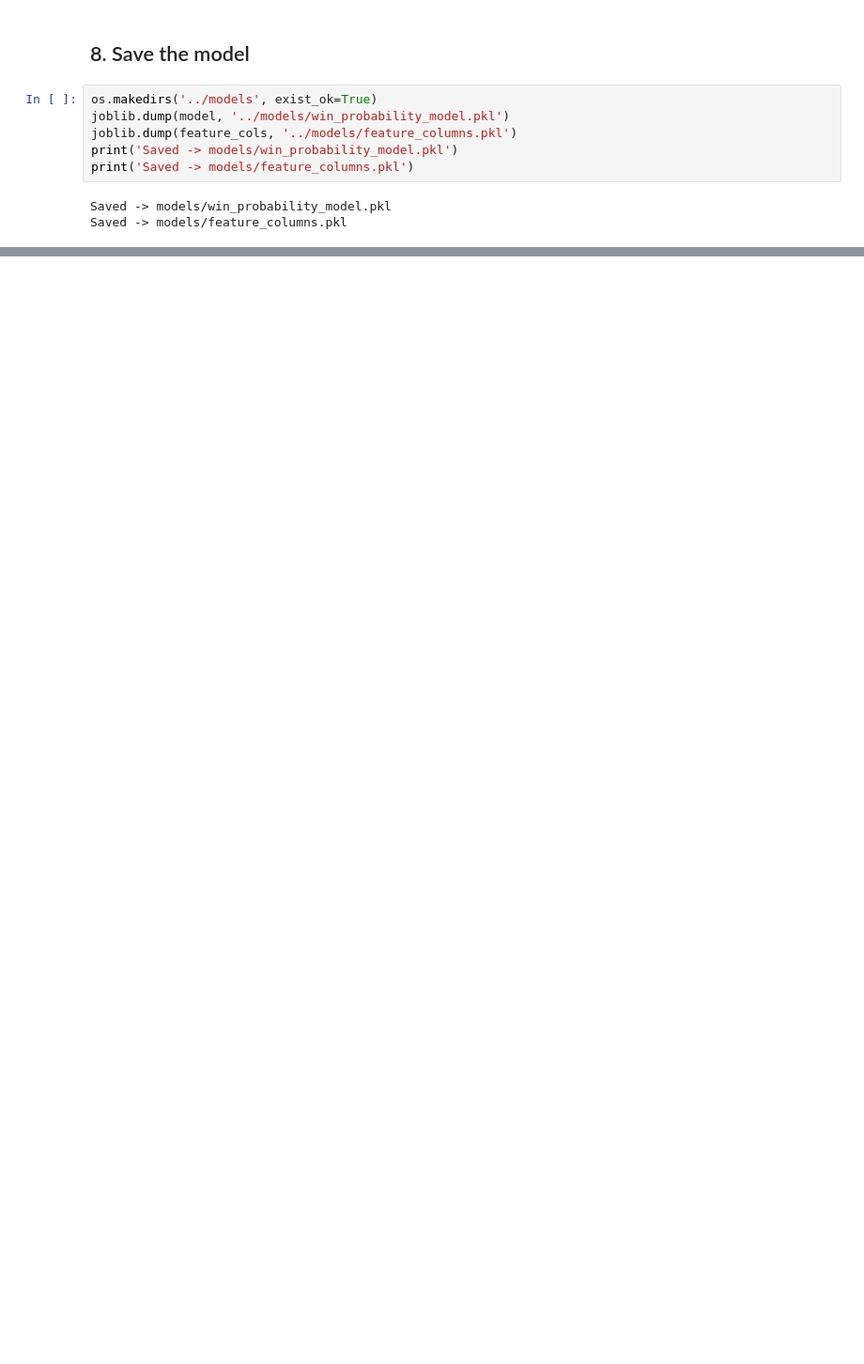
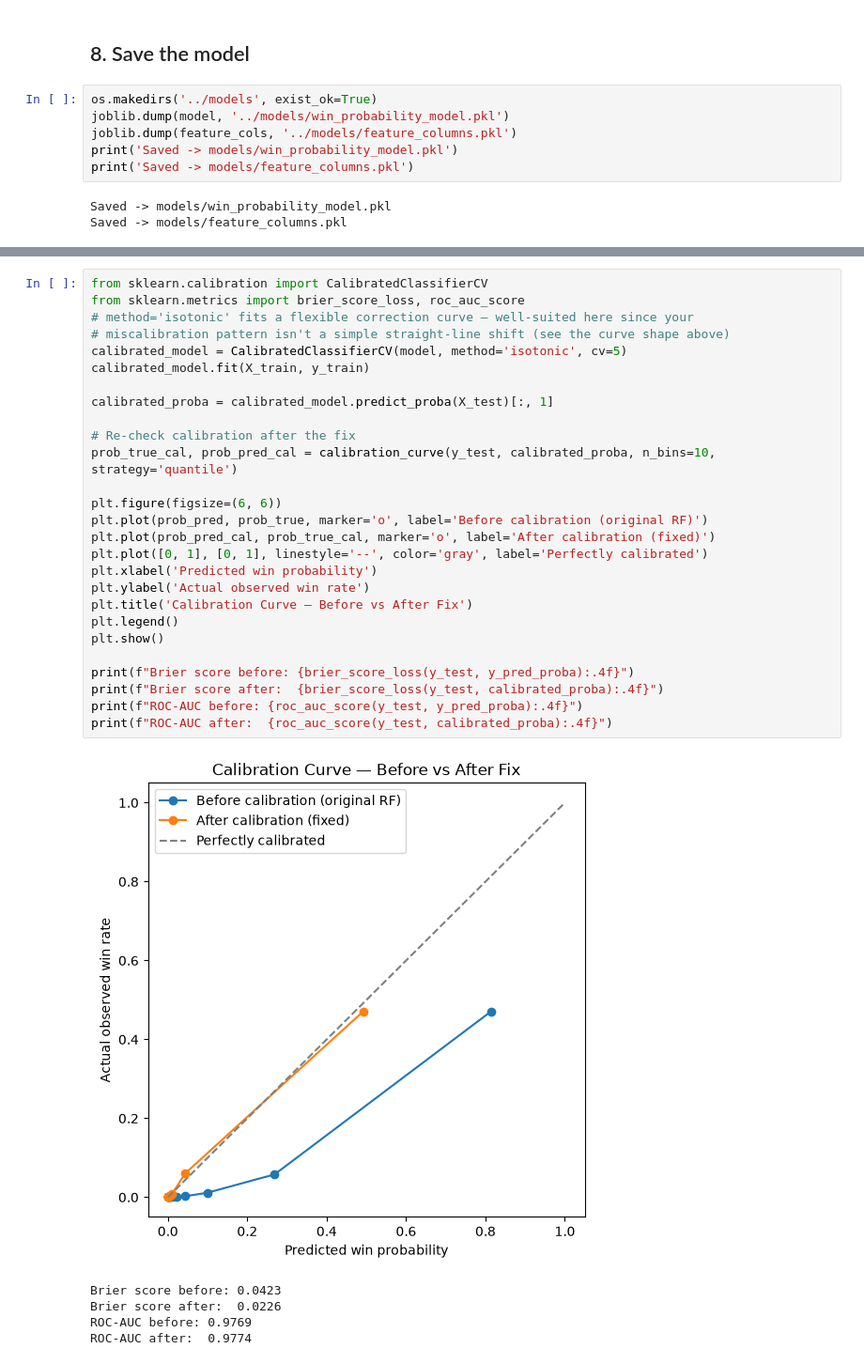
Before and after one commit to parulkaushal06/F1-strategy-recommendation-system, a Jupyter notebook: notebooks/04_modeling.ipynb, the cells around one changed output, grey strips where cells are left out. Shown at 94% size. Saved outputs shown, nothing was run; the diff lists cells and outputs as text; blank space fills up the shorter version.

```diff
--- a/notebooks/04_modeling.ipynb
+++ b/notebooks/04_modeling.ipynb
@@ -224,0 +266,33 @@ Write actual ROC-AUC/precision/recall numbers here once run — this becomes the
+# %%
+from sklearn.calibration import CalibratedClassifierCV
+from sklearn.metrics import brier_score_loss, roc_auc_score
+# method='isotonic' fits a flexible correction curve — well-suited here since your
+# miscalibration pattern isn't a simple straight-line shift (see the curve shape above)
+calibrated_model = CalibratedClassifierCV(model, method='isotonic', cv=5)
+calibrated_model.fit(X_train, y_train)
+
+calibrated_proba = calibrated_model.predict_proba(X_test)[:, 1]
+
+# Re-check calibration after the fix
+prob_true_cal, prob_pred_cal = calibration_curve(y_test, calibrated_proba, n_bins=10, strategy='quantile')
+
+plt.figure(figsize=(6, 6))
+plt.plot(prob_pred, prob_true, marker='o', label='Before calibration (original RF)')
+plt.plot(prob_pred_cal, prob_true_cal, marker='o', label='After calibration (fixed)')
+plt.plot([0, 1], [0, 1], linestyle='--', color='gray', label='Perfectly calibrated')
+plt.xlabel('Predicted win probability')
+plt.ylabel('Actual observed win rate')
+plt.title('Calibration Curve — Before vs After Fix')
+plt.legend()
+plt.show()
+
+print(f"Brier score before: {brier_score_loss(y_test, y_pred_proba):.4f}")
+print(f"Brier score after:  {brier_score_loss(y_test, calibrated_proba):.4f}")
+print(f"ROC-AUC before: {roc_auc_score(y_test, y_pred_proba):.4f}")
+print(f"ROC-AUC after:  {roc_auc_score(y_test, calibrated_proba):.4f}")
+# %% [output]
+[figure, added]
+Brier score before: 0.0423
+Brier score after:  0.0226
+ROC-AUC before: 0.9769
+ROC-AUC after:  0.9774
```
Also changed, not shown: parts of 40 cells of this notebook, 15 other files.
